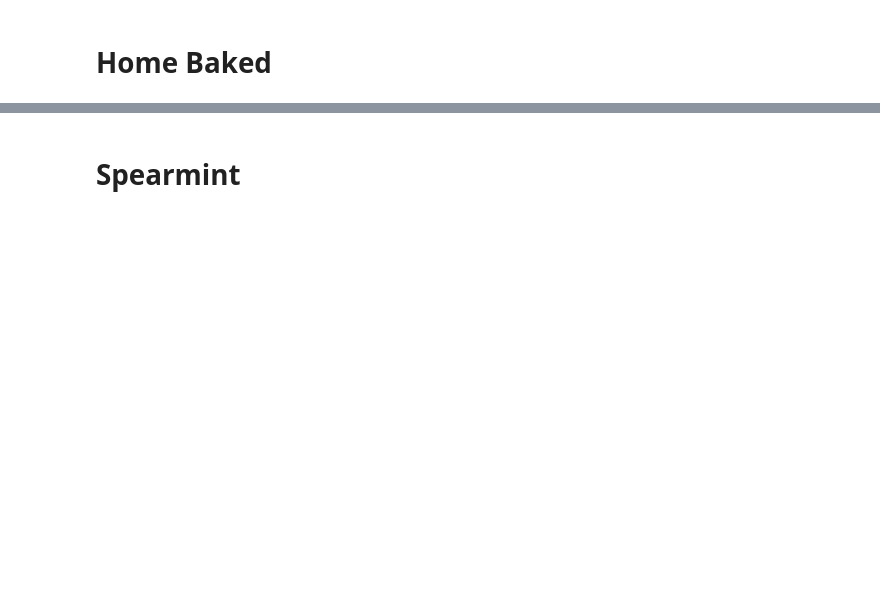
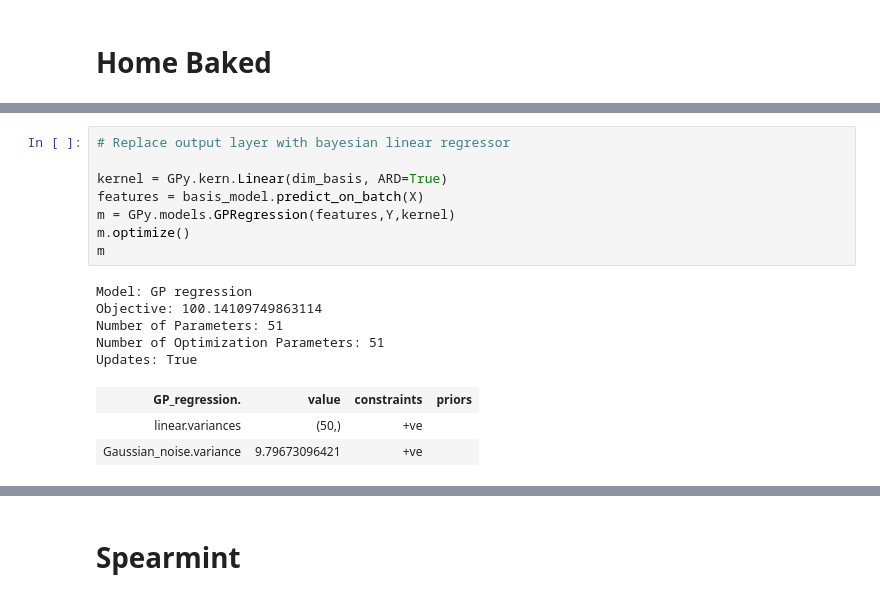
Before and after one commit to tmpethick/ensembled-dngo, a Jupyter notebook: sandbox.ipynb, the cells around one changed output, grey strips where cells are left out. Drawn from its saved outputs; the diff is of its cells as text; blank space fills up the shorter version.

```diff
--- a/sandbox.ipynb
+++ b/sandbox.ipynb
@@ -72,0 +199,17 @@ bo.m.plot()
+# %%
+# Replace output layer with bayesian linear regressor
+
+kernel = GPy.kern.Linear(dim_basis, ARD=True)
+features = basis_model.predict_on_batch(X)
+m = GPy.models.GPRegression(features,Y,kernel)
+m.optimize()
+m
+# %% [output]
+Model: GP regression
+Objective: 100.14109749863114
+Number of Parameters: 51
+Number of Optimization Parameters: 51
+Updates: True
+| GP_regression. | value | constraints | priors |
+| linear.variances | (50,) | +ve |  |
+| Gaussian_noise.variance | 9.79673096421 | +ve |  |
```
Also changed, not shown: parts of 17 cells of this notebook, 5 other files.
